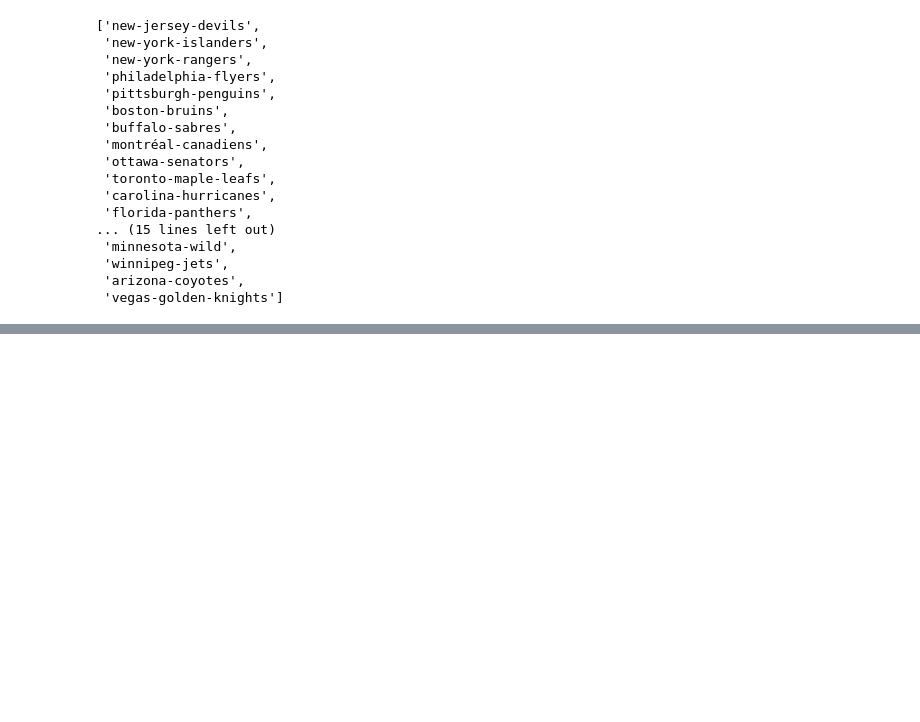
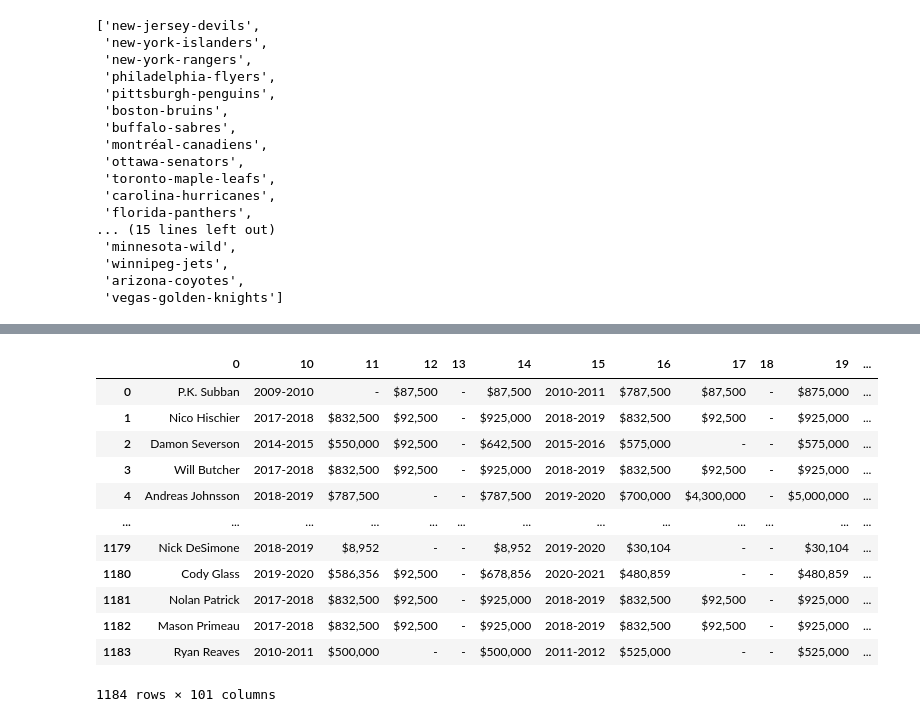
Before and after one commit to kyledufrane/NHL-Salary-Predictions, a Jupyter notebook: nhl_data/sports_data_io.ipynb, the cells around one changed output, grey strips where cells are left out. Drawn from its saved outputs; the diff is of its cells as text; code cells hidden in the pictures; blank space fills up the shorter version.

```diff
--- a/nhl_data/sports_data_io.ipynb
+++ b/nhl_data/sports_data_io.ipynb
@@ -314,0 +352,39 @@ for i in stats_link:
+# %%
+pickle_in = open("json_files/nhl_player_salaries_base.pickle","rb")
+nhl_player_salaries_base = pickle.load(pickle_in)
+# %%
+nhl_salaries_list = nhl_player_salaries_base.values.tolist()
+
+# filter_known_good = nhl_salaries_list[].index('Est.')
+# %%
+filtered_val = []
+
+for val in range(0,2000):
+
+    try:
+
+        filter_known_good = nhl_salaries_list[val].index('Est.')
+
+        filtered_val.append(nhl_salaries_list[val][:filter_known_good])
+
+    except:
+
+        pass
+# %%
+filtered_salaries = pd.DataFrame(filtered_val)
+filtered_salaries = filtered_salaries.drop([num for num in range(1,10)], axis=1)
+filtered_salaries
+# %% [output]
+|  | 0 | 10 | 11 | 12 | 13 | 14 | 15 | 16 | 17 | 18 | 19 | ... |
+| 0 | P.K. Subban | 2009-2010 | - | $87,500 | - | $87,500 | 2010-2011 | $787,500 | $87,500 | - | $875,000 | ... |
+| 1 | Nico Hischier | 2017-2018 | $832,500 | $92,500 | - | $925,000 | 2018-2019 | $832,500 | $92,500 | - | $925,000 | ... |
+| 2 | Damon Severson | 2014-2015 | $550,000 | $92,500 | - | $642,500 | 2015-2016 | $575,000 | - | - | $575,000 | ... |
+| 3 | Will Butcher | 2017-2018 | $832,500 | $92,500 | - | $925,000 | 2018-2019 | $832,500 | $92,500 | - | $925,000 | ... |
+| 4 | Andreas Johnsson | 2018-2019 | $787,500 | - | - | $787,500 | 2019-2020 | $700,000 | $4,300,000 | - | $5,000,000 | ... |
+| ... | ... | ... | ... | ... | ... | ... | ... | ... | ... | ... | ... | ... |
+| 1179 | Nick DeSimone | 2018-2019 | $8,952 | - | - | $8,952 | 2019-2020 | $30,104 | - | - | $30,104 | ... |
+| 1180 | Cody Glass | 2019-2020 | $586,356 | $92,500 | - | $678,856 | 2020-2021 | $480,859 | - | - | $480,859 | ... |
+| 1181 | Nolan Patrick | 2017-2018 | $832,500 | $92,500 | - | $925,000 | 2018-2019 | $832,500 | $92,500 | - | $925,000 | ... |
+| 1182 | Mason Primeau | 2017-2018 | $832,500 | $92,500 | - | $925,000 | 2018-2019 | $832,500 | $92,500 | - | $925,000 | ... |
+| 1183 | Ryan Reaves | 2010-2011 | $500,000 | - | - | $500,000 | 2011-2012 | $525,000 | - | - | $525,000 | ... |
+1184 rows × 101 columns
```
Also changed, not shown: parts of 18 cells of this notebook, 2 other files.
